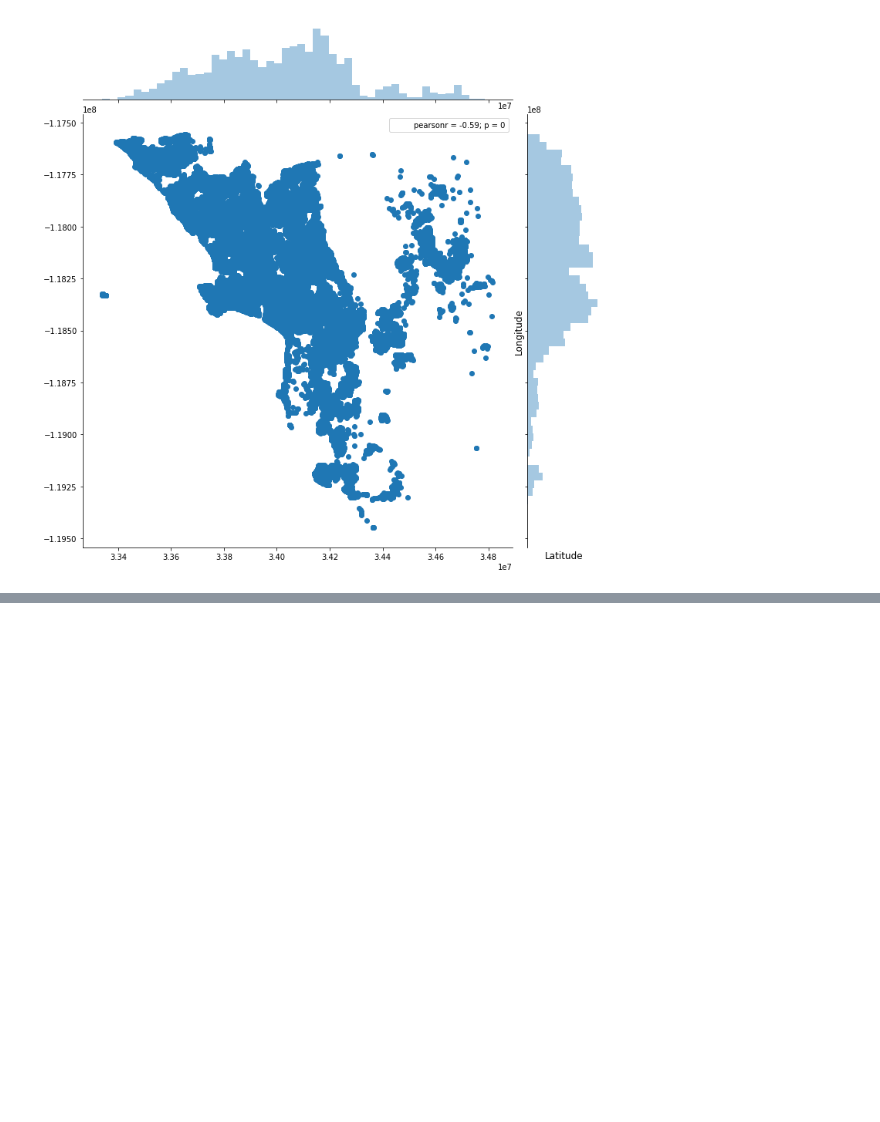
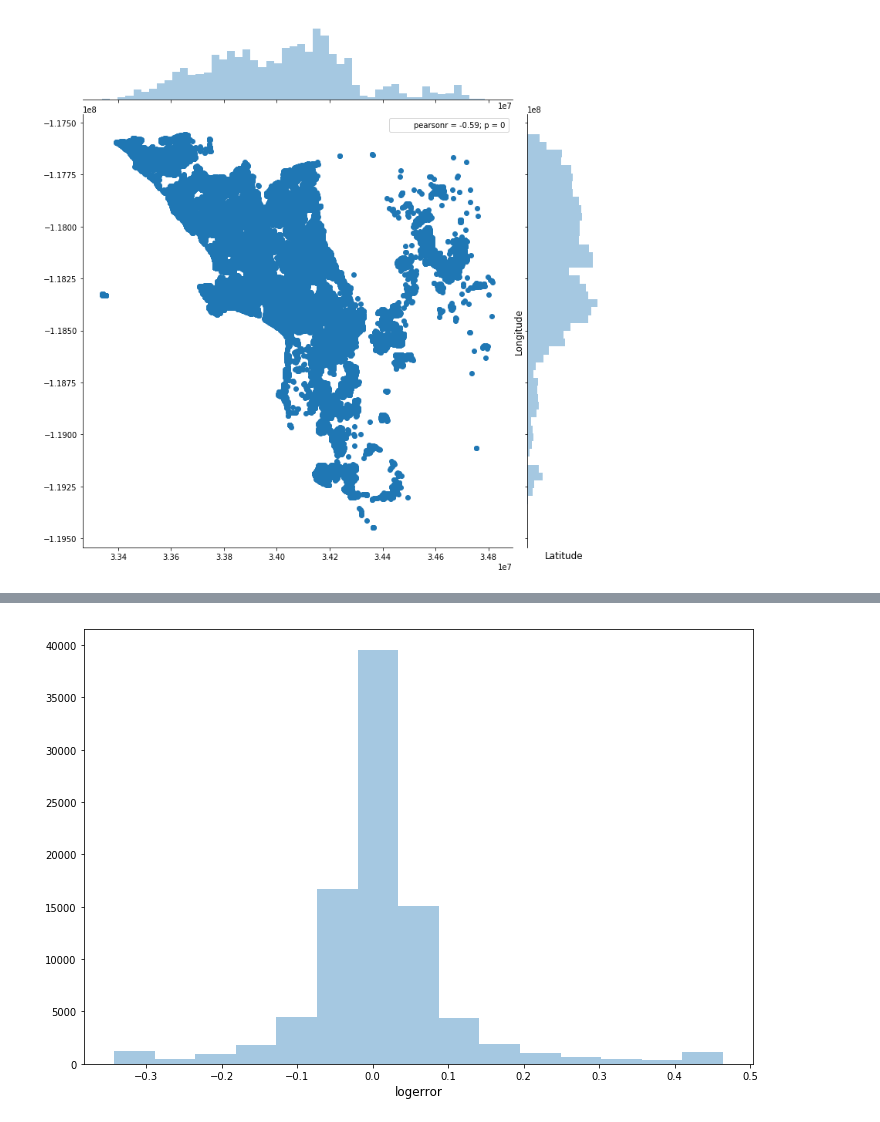
Before and after one commit to jmeyer502/smc_cap_zillow, a Jupyter notebook: Feature_Enhance.ipynb, the cells around one changed output, grey strips where cells are left out. Cells and saved outputs as stored; diff of their text form; code cells hidden in the pictures; blank space fills up the shorter version.

```diff
--- a/Feature_Enhance.ipynb
+++ b/Feature_Enhance.ipynb
@@ -164,0 +256,5 @@ ModuleNotFoundError: No module named 'ggplot'
+# %%
+ulimit = np.percentile(df_2016.logerror.values, 99)
+llimit = np.percentile(df_2016.logerror.values, 1)
+df_2016['logerror'].ix[df_2016['logerror']>ulimit] = ulimit
+df_2016['logerror'].ix[df_2016['logerror']<llimit] = llimit
@@ -164,0 +276,7 @@ ModuleNotFoundError: No module named 'ggplot'
+# %%
+plt.figure(figsize=(12,8))
+sns.distplot(df_2016.logerror.values, bins=15, kde=False)
+plt.xlabel('logerror', fontsize=12)
+plt.show()
+# %% [output]
+[figure, added]
```
Also changed, not shown: parts of 22 cells of this notebook.
